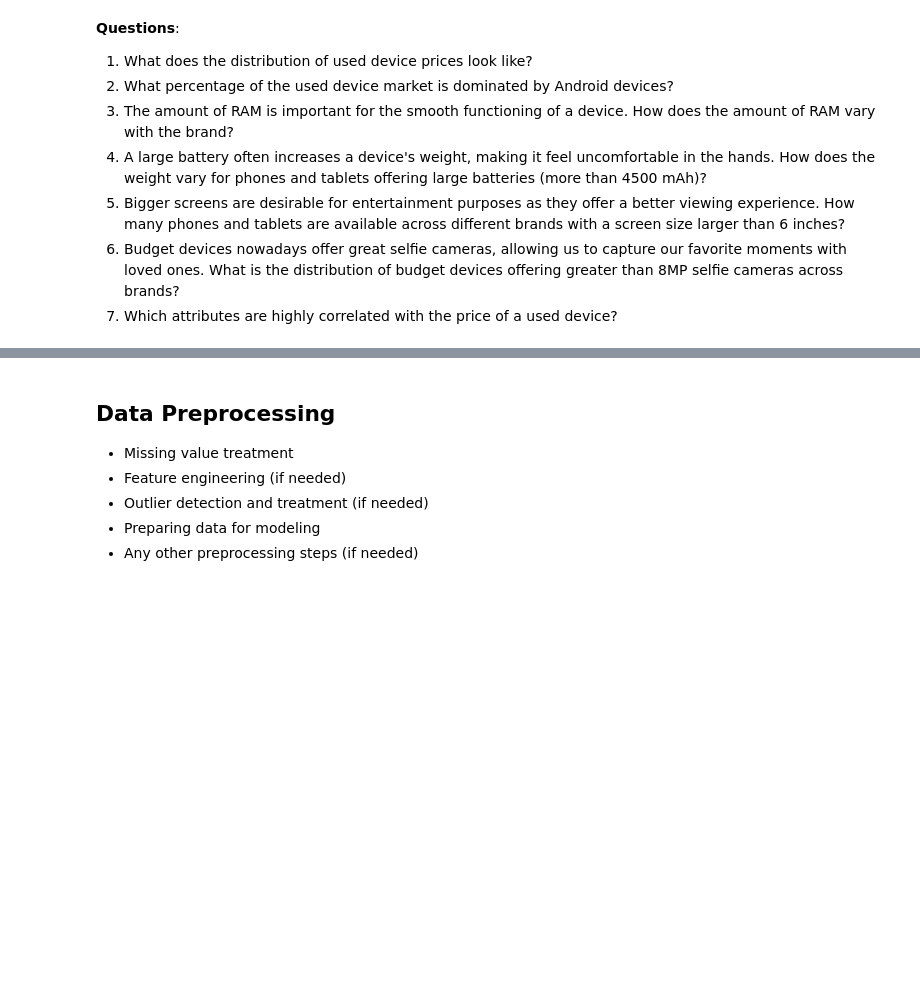
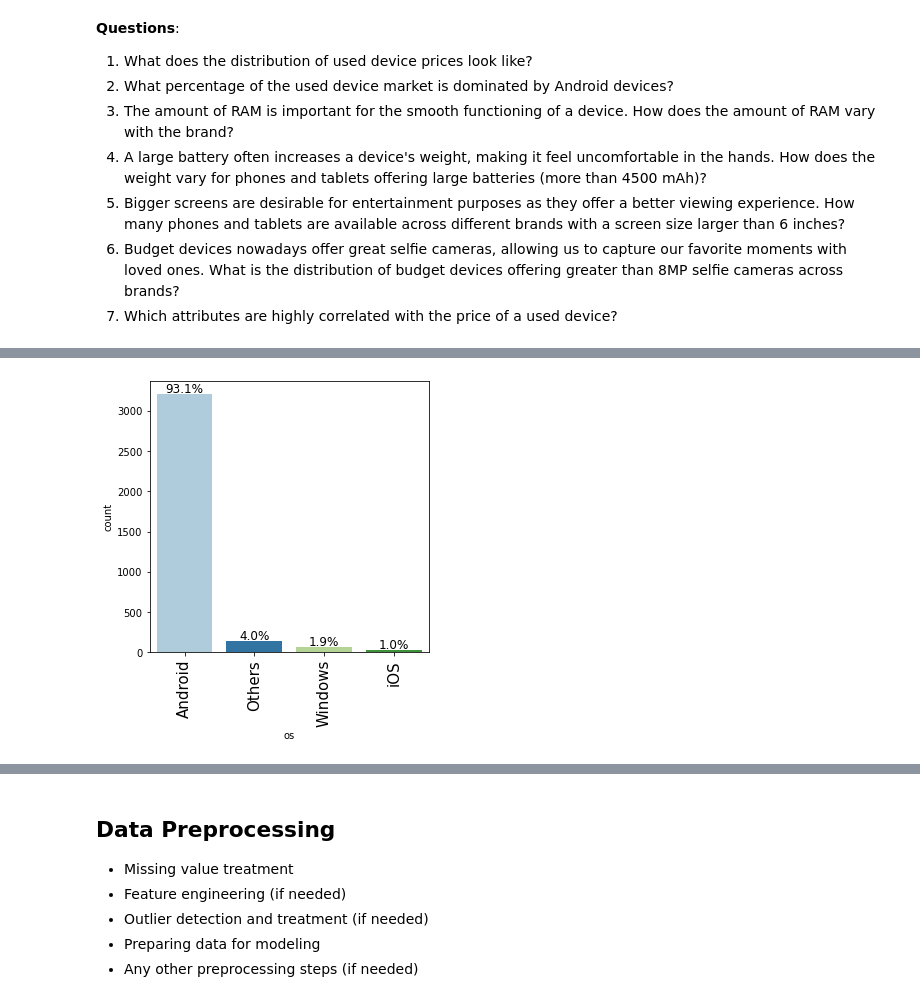
Before and after one commit to arifmujib/Business-Analysis, a Jupyter notebook: Supervised Learning/W4/SLF_Project_LearnerNotebook_FullCode.ipynb, the cells around one changed output, grey strips where cells are left out. Saved outputs shown, nothing was run; the diff lists cells and outputs as text; code cells hidden in the pictures; blank space fills up the shorter version.

```diff
--- a/Supervised Learning/W4/SLF_Project_LearnerNotebook_FullCode.ipynb
+++ b/Supervised Learning/W4/SLF_Project_LearnerNotebook_FullCode.ipynb
@@ -61,0 +141,4 @@ The data contains the different attributes of used/refurbished phones and tablet
+# %%
+labeled_barplot(data=data, feature='os', perc=True)
+# %% [output]
+[figure, added]
```
Also changed, not shown: parts of 8 cells of this notebook, 5 other files.
